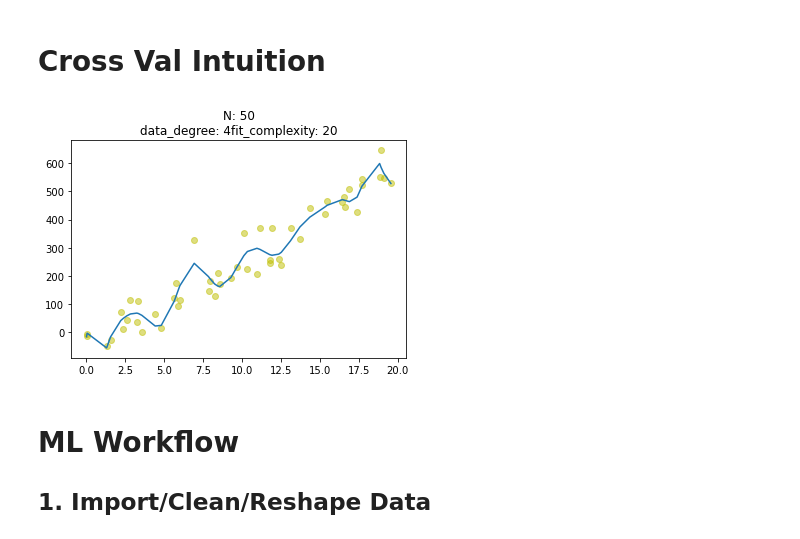
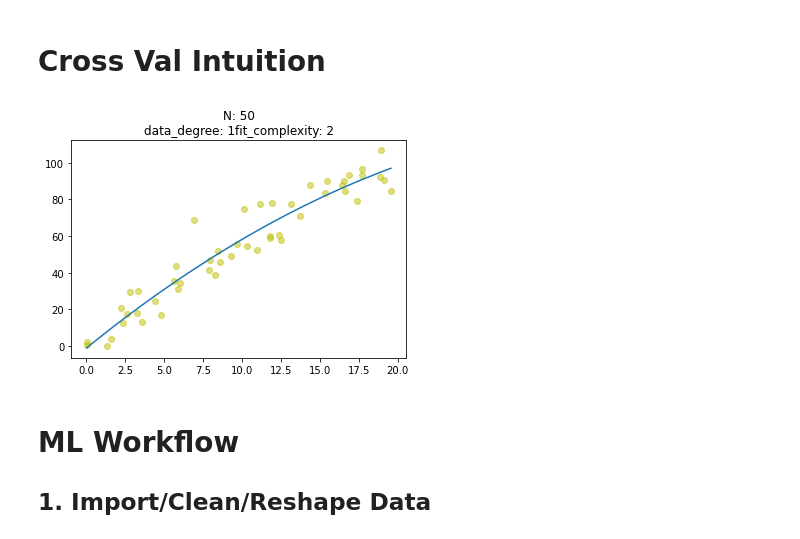
Before and after one commit to MnemoSemiotic/prem_prep_jan19_2021, a Jupyter notebook: src/stats/08_crossval_intuition/simple_crossval_and_ml_intuition.ipynb, the cells around one changed output. Drawn from its saved outputs; the diff is of its cells as text; code cells hidden in the pictures.

```diff
--- a/src/stats/08_crossval_intuition/simple_crossval_and_ml_intuition.ipynb
+++ b/src/stats/08_crossval_intuition/simple_crossval_and_ml_intuition.ipynb
@@ -24,35 +24,35 @@ def plot_scatter_fit(num_samps=50, fit_complexity=1, degree=1):
         y = -0.2*x**3 + 3*x**2 + 5*x + 3
     if degree==4:
         y = 0.006*x**4 + -0.2*x**3 + 3*x**2 + 5*x + 3
 
 
     # get scatter range
     y_val_range = np.ptp(y)
 
     # add normal noise
     y = [pt + np.random.normal(loc=0.0, scale=((1./10)*y_val_range)) for pt in y]
 
 
     # draw a line
     fit_complexity_ = fit_complexity
     regr = np.poly1d(np.polyfit(x, y, fit_complexity_))(np.unique(x))
 
 
     # plot
     plt.title(f'N: {N}\n' + \
               f'data_degree: {degree}' + \
               f'fit_complexity: {fit_complexity}'
               )
 
     plt.scatter(x, y, c='y', alpha=0.5)
     plt.plot(np.unique(x), regr)
 
     plt.show()
 
 
-plot_scatter_fit(num_samps=50, fit_complexity=20, degree=4)
+plot_scatter_fit(num_samps=50, fit_complexity=2, degree=1)
 # %% [output]
-[figure, old version]
+[figure, new version]
 # %% [markdown]
 # ML Workflow
 
```
Also changed, not shown: parts of 16 cells of this notebook.
